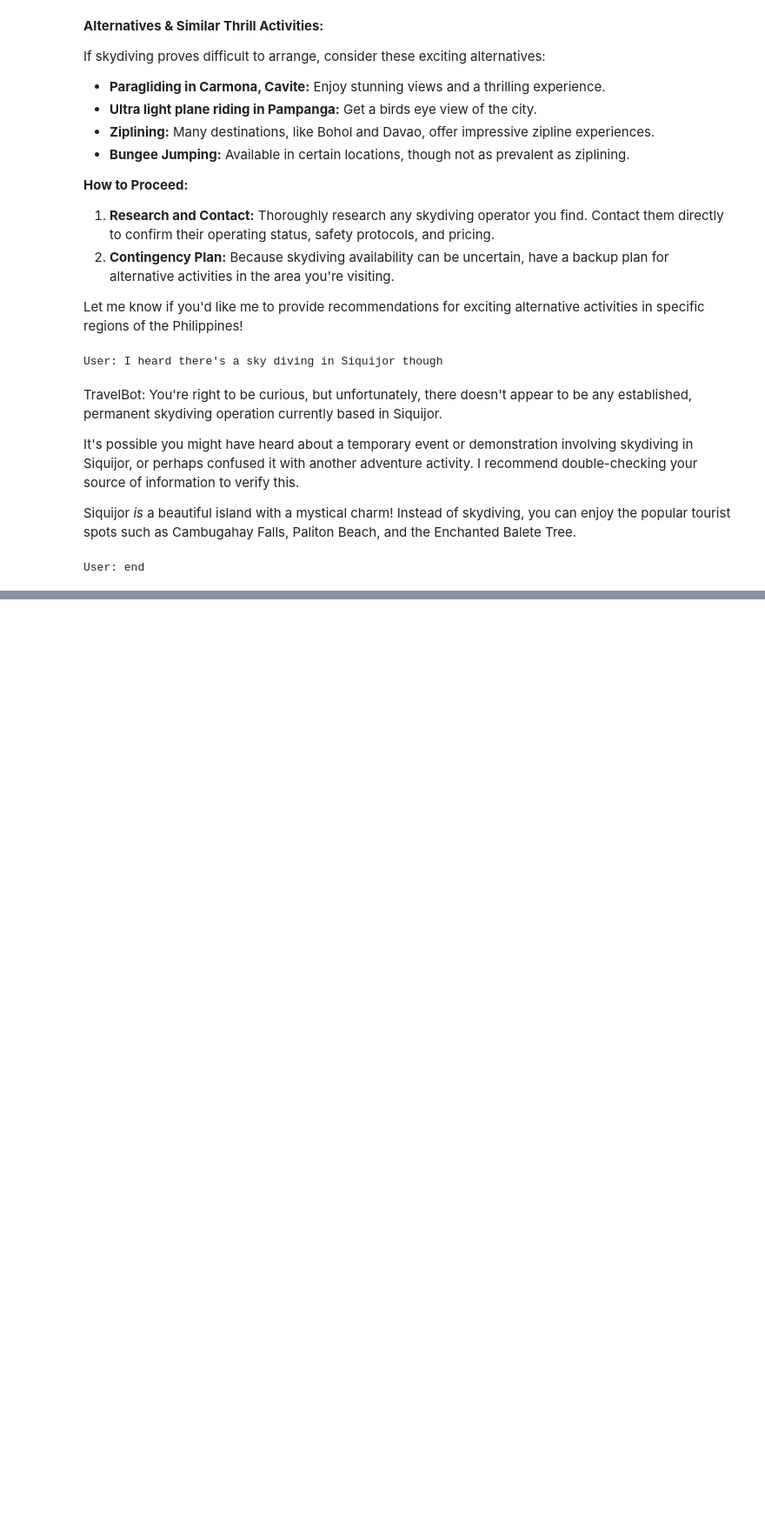
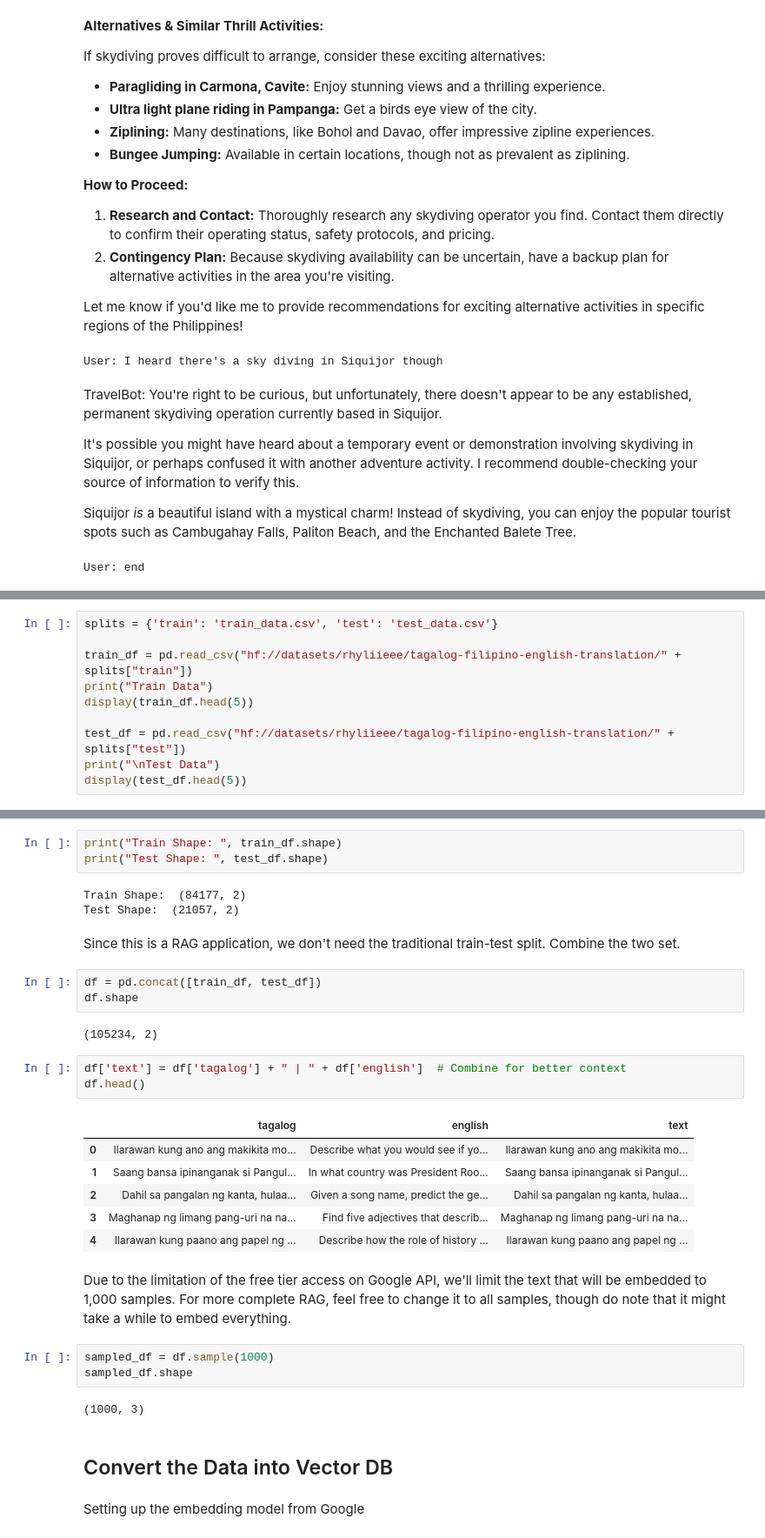
Before and after one commit to jbramos9/personal_projects, a Jupyter notebook: RAG Chatbot/RAG_Chatbot.ipynb, the cells around one changed output, grey strips where cells are left out. Shown at 87% size. Saved outputs shown, nothing was run; the diff lists cells and outputs as text; blank space fills up the shorter version.

```diff
--- a/RAG Chatbot/RAG_Chatbot.ipynb
+++ b/RAG Chatbot/RAG_Chatbot.ipynb
@@ -167,0 +187,10 @@ User: end
+# %%
+splits = {'train': 'train_data.csv', 'test': 'test_data.csv'}
+
+train_df = pd.read_csv("hf://datasets/rhyliieee/tagalog-filipino-english-translation/" + splits["train"])
+print("Train Data")
+display(train_df.head(5))
+
+test_df = pd.read_csv("hf://datasets/rhyliieee/tagalog-filipino-english-translation/" + splits["test"])
+print("\nTest Data")
+display(test_df.head(5))
@@ -167,0 +212,34 @@ User: end
+# %%
+print("Train Shape: ", train_df.shape)
+print("Test Shape: ", test_df.shape)
+# %% [output]
+Train Shape:  (84177, 2)
+Test Shape:  (21057, 2)
+# %% [markdown]
+Since this is a RAG application, we don't need the traditional train-test split. Combine the two set.
+# %%
+df = pd.concat([train_df, test_df])
+df.shape
+# %% [output]
+(105234, 2)
+# %%
+df['text'] = df['tagalog'] + " | " + df['english']  # Combine for better context
+df.head()
+# %% [output]
+|  | tagalog | english | text |
+| 0 | Ilarawan kung ano ang makikita mo... | Describe what you would see if yo... | Ilarawan kung ano ang makikita mo... |
+| 1 | Saang bansa ipinanganak si Pangul... | In what country was President Roo... | Saang bansa ipinanganak si Pangul... |
+| 2 | Dahil sa pangalan ng kanta, hulaa... | Given a song name, predict the ge... | Dahil sa pangalan ng kanta, hulaa... |
+| 3 | Maghanap ng limang pang-uri na na... | Find five adjectives that describ... | Maghanap ng limang pang-uri na na... |
+| 4 | Ilarawan kung paano ang papel ng ... | Describe how the role of history ... | Ilarawan kung paano ang papel ng ... |
+# %% [markdown]
+Due to the limitation of the free tier access on Google API, we'll limit the text that will be embedded to 1,000 samples. For more complete RAG, feel free to change it to all samples, though do note that it might take a while to embed everything.
+# %%
+sampled_df = df.sample(1000)
+sampled_df.shape
+# %% [output]
+(1000, 3)
+# %% [markdown]
+## Convert the Data into Vector DB
+# %% [markdown]
+Setting up the embedding model from Google
```
Also changed, not shown: parts of 24 cells of this notebook.
